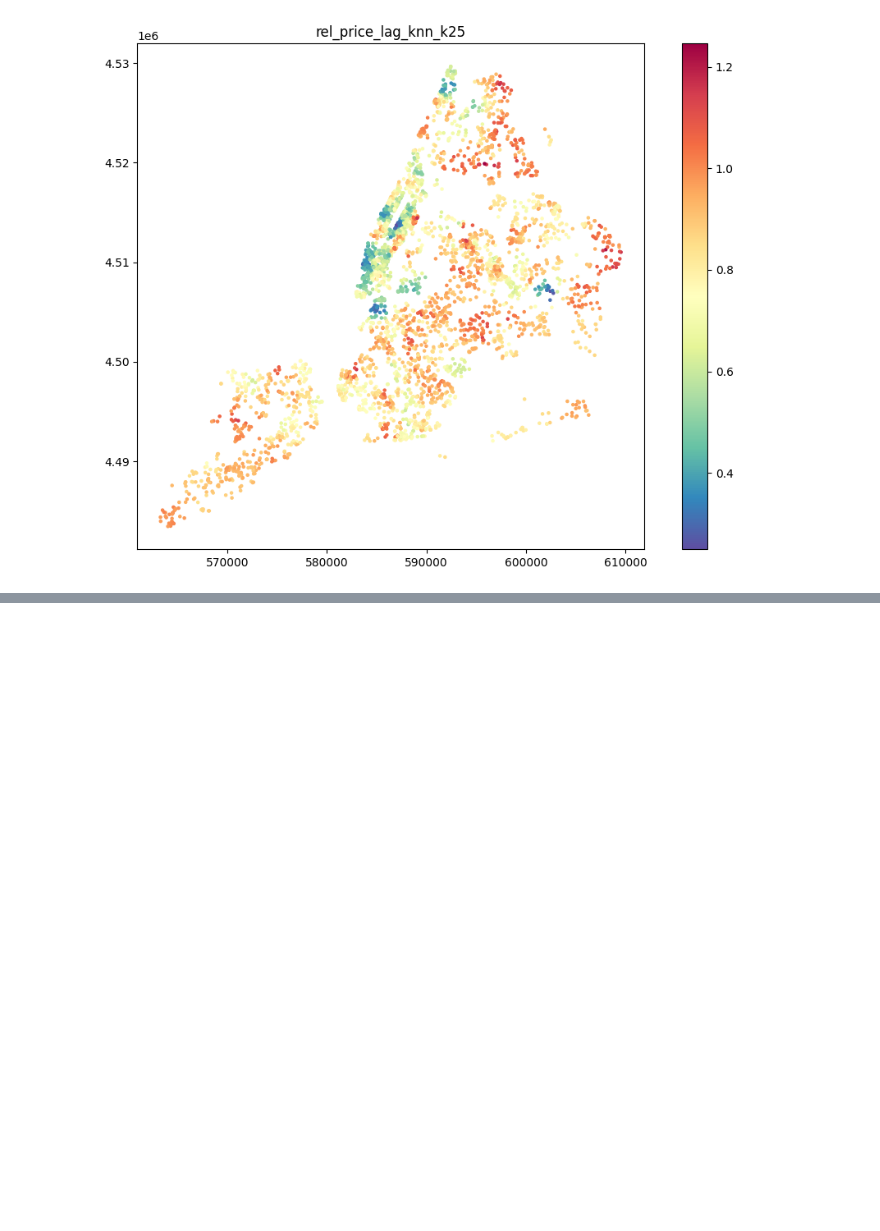
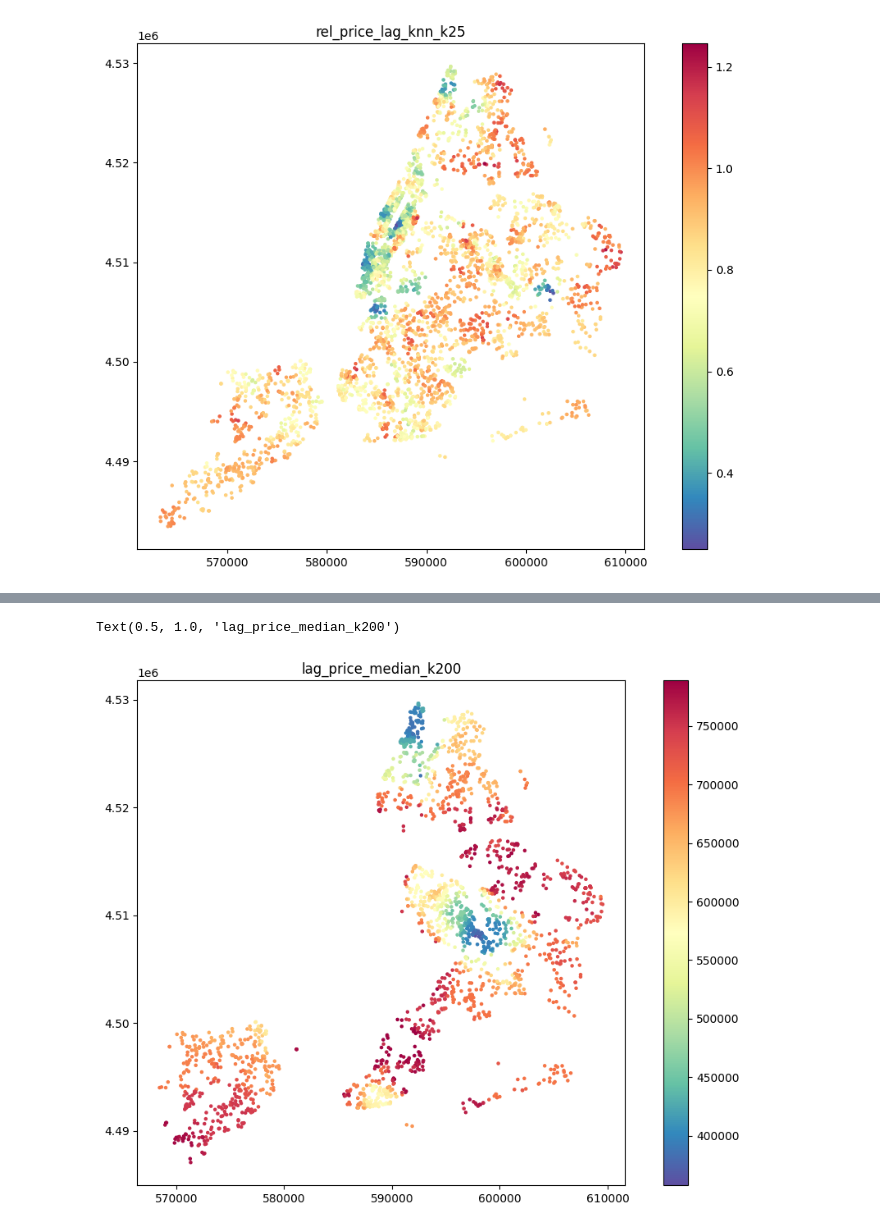
Before and after one commit to codekot/nyc-housing-project, a Jupyter notebook: notebooks/experiments/exp_03_spatial_lag.ipynb, the cells around one changed output, grey strips where cells are left out. Drawn from its saved outputs; the diff is of its cells as text; code cells hidden in the pictures; blank space fills up the shorter version.

```diff
--- a/notebooks/experiments/exp_03_spatial_lag.ipynb
+++ b/notebooks/experiments/exp_03_spatial_lag.ipynb
@@ -254,0 +280,12 @@ Text(0.5, 1.0, 'rel_price_lag_knn_k25')
+# %%
+low = gdf_utm[gdf_utm['lag_price_median_k200'] < gdf_utm['lag_price_median_k200'].quantile(0.5)]
+# %%
+low.plot(column="lag_price_median_k200",
+         figsize=(12, 8),
+         legend=True,
+         cmap="Spectral_r",
+         markersize=5)
+plt.title("lag_price_median_k200")
+# %% [output]
+Text(0.5, 1.0, 'lag_price_median_k200')
+[figure, added]
```
Also changed, not shown: parts of 4 cells of this notebook.
